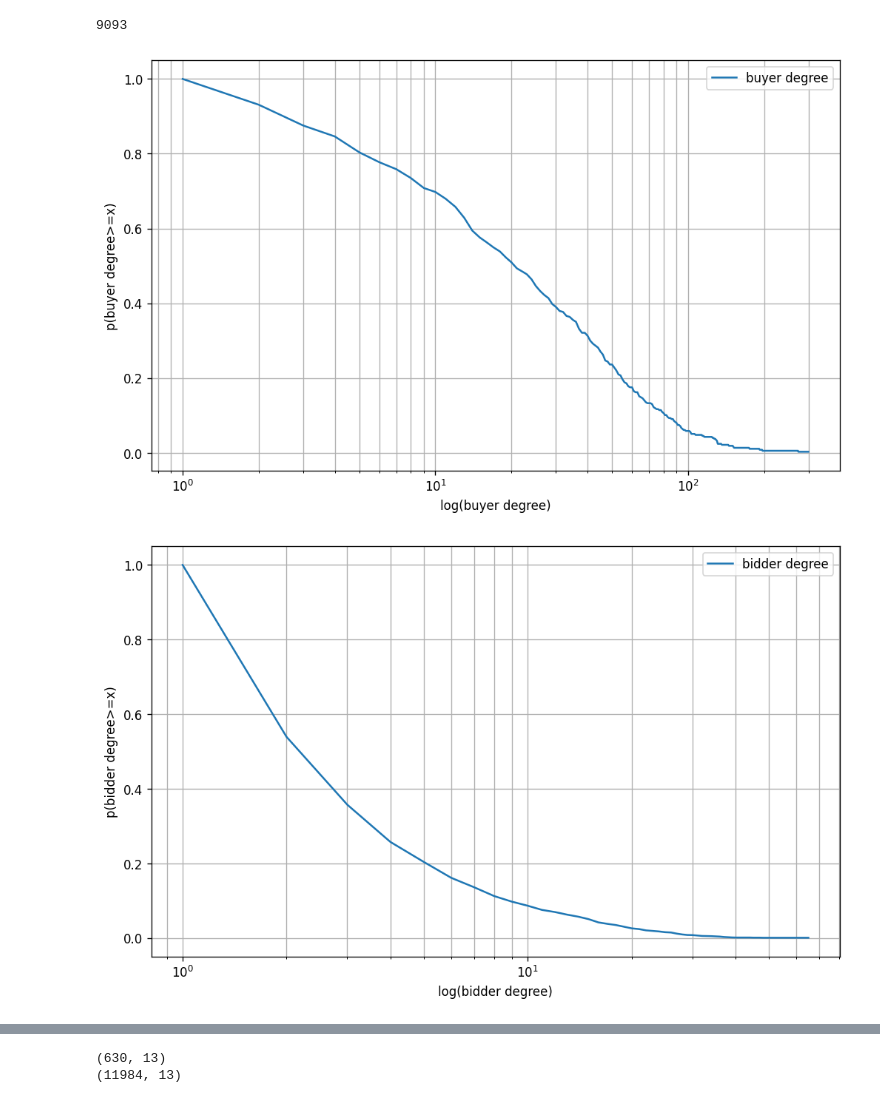
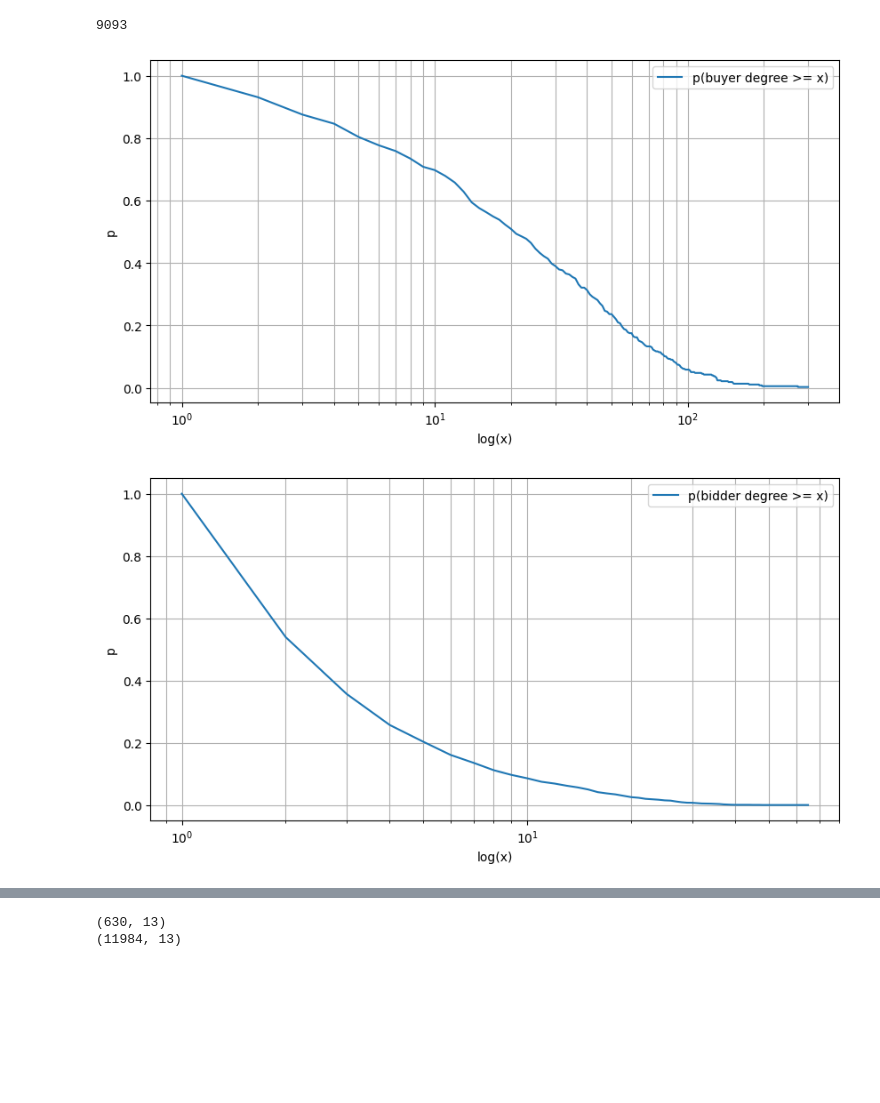
Before and after one commit to ArtVande1ay/sao-paulo-procurement-networks, a Jupyter notebook: bids_eda.ipynb, the cells around one changed output, grey strips where cells are left out. Drawn from its saved outputs; the diff is of its cells as text; code cells hidden in the pictures; blank space fills up the shorter version.

```diff
--- a/bids_eda.ipynb
+++ b/bids_eda.ipynb
@@ -81,20 +81,52 @@ df.item.nunique()
 df.groupby("id")["sequence_item"].nunique().sum()
 # %% [output]
 9093
+# %%
+import matplotlib.pyplot as plt
+
+
+def plot_value_distribution(
+    value_counts, label, x_log_scale=False, y_log_scale=False,
+):
+    linspace = np.arange(min(value_counts.index), max(value_counts.index) + 1)
+    plot_df = pd.DataFrame(index=linspace, columns=["count"])
+    plot_df["count"] = 0
+    plot_df.loc[value_counts.index, "count"] = value_counts
+
+    # convert into p(value >= x)
+    # need to do reverser cumsum
+    plot_df["count_morethan"] = plot_df["count"].iloc[::-1].cumsum().iloc[::-1]
+    plot_df["p"] = plot_df["count_morethan"] / plot_df["count_morethan"].iloc[0]
+
+    plt.figure(figsize=(10, 5), dpi=100)
+    plt.plot(plot_df.index, plot_df["p"], label=f"p({label} >= x)")
+    if x_log_scale:
+        plt.xscale("log")
+        plt.xlabel("log(x)")
+    else:
+        plt.xlabel("x")
+    if y_log_scale:
+        plt.yscale("log")
+        plt.ylabel("log(p)")
+    else:
+        plt.ylabel("p")
+
+    plt.grid(True, which="both")
+
+    plt.legend()
 # %%
 # what is the degree distribution graph of the buyers? ('uge')
 # x-axis = degree of node
 # y-axis = number of nodes with that degree or higher
 
-from src.graph_utils import plot_value_distribution
 
 degrees = df.groupby("uge")["supplier_name"].nunique().value_counts()
 
 plot_value_distribution(
-    degrees, x_log_scale=True, y_log_scale=False, label="buyer degree", fit_curve=False
+    degrees, x_log_scale=True, y_log_scale=False, label="buyer degree",
 )
 # %% [output]
-[figure, old version]
+[figure, new version]
 # %%
 # what is the degree distribution graph of the bidders? ('supplier_name')
 # x-axis = degree of node (log scale)
@@ -107,10 +139,9 @@ plot_value_distribution(
     x_log_scale=True,
     y_log_scale=False,
     label="bidder degree",
-    fit_curve=False,
 )
 # %% [output]
-[figure, old version]
+[figure, new version]
 # %%
 # what is the distribution of number of auctions per buyer? ('uge')
 
```
Also changed, not shown: parts of 6 cells of this notebook.
